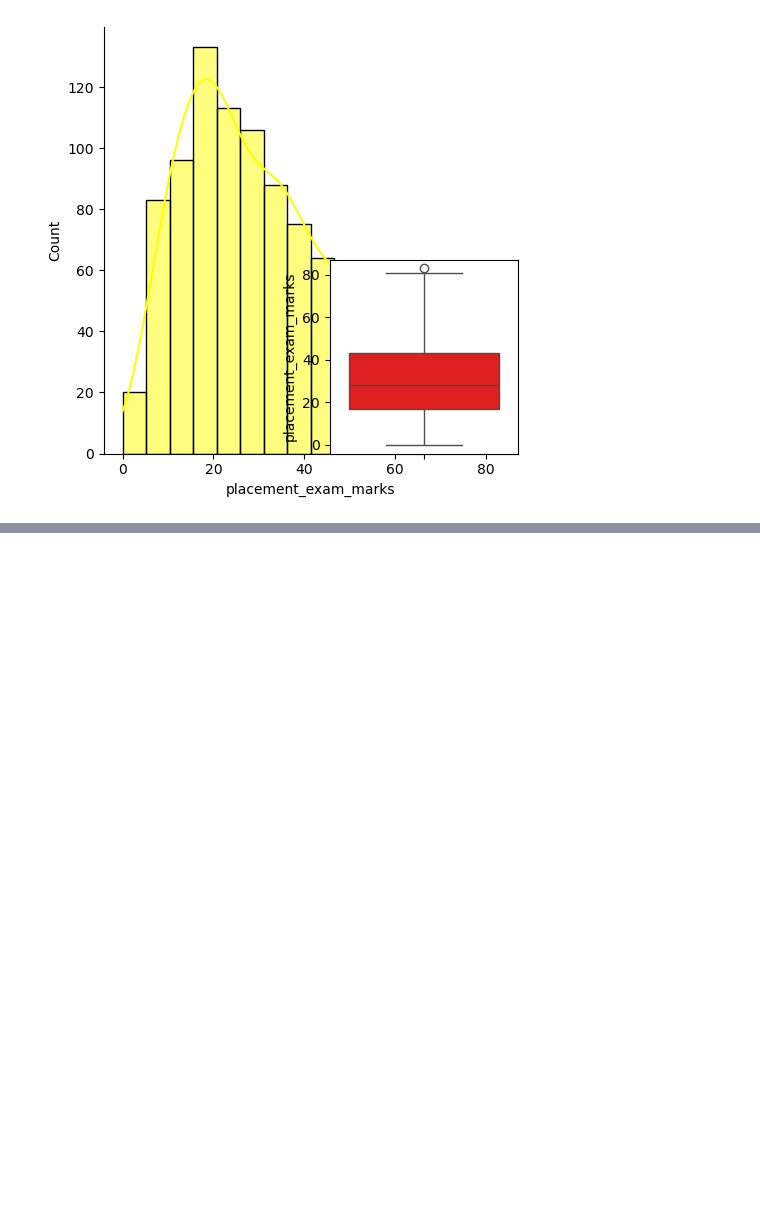
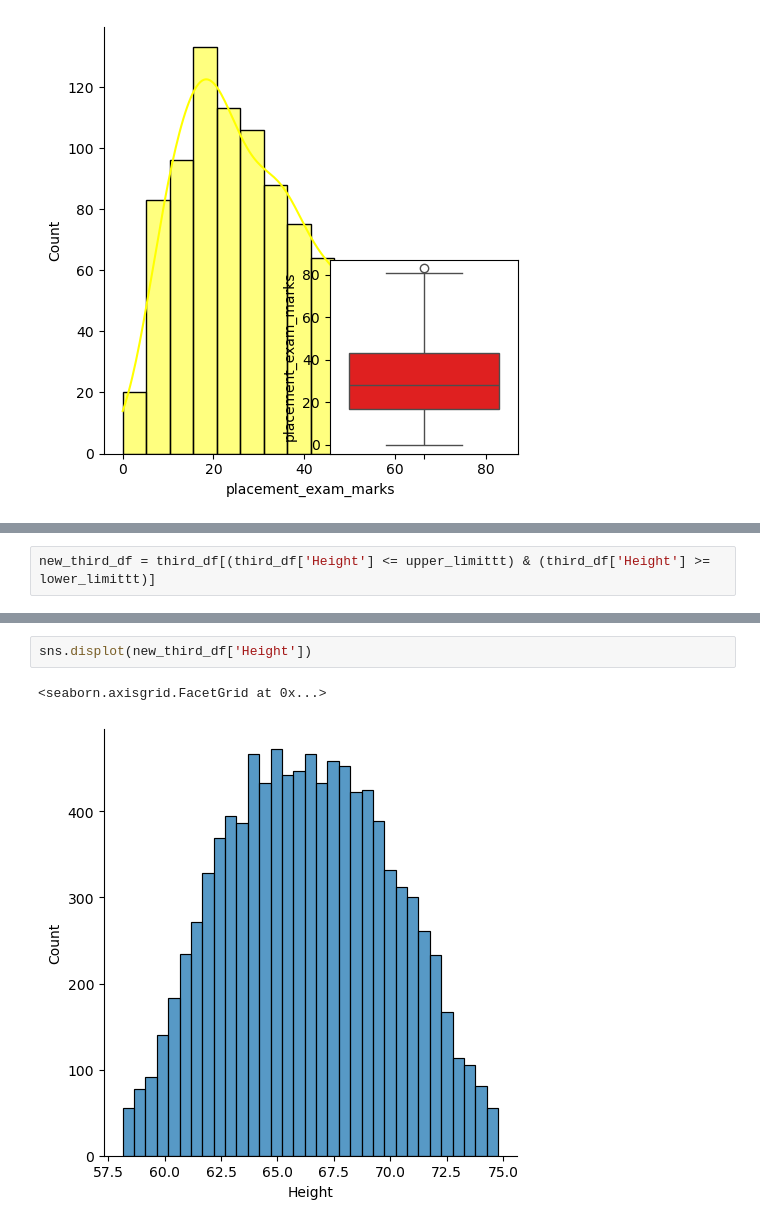
Before and after one commit to jhalucky/Machine-Learning-Things, a Jupyter notebook: feature_engineering/outliers.ipynb, the cells around one changed output, grey strips where cells are left out. Drawn from its saved outputs; the diff is of its cells as text; blank space fills up the shorter version.

```diff
--- a/feature_engineering/outliers.ipynb
+++ b/feature_engineering/outliers.ipynb
@@ -142,0 +191,2 @@ sns.boxplot(new_df['placement_exam_marks'], color='red')
+# %%
+new_third_df = third_df[(third_df['Height'] <= upper_limittt) & (third_df['Height'] >= lower_limittt)]
@@ -142,0 +205,5 @@ sns.boxplot(new_df['placement_exam_marks'], color='red')
+# %%
+sns.displot(new_third_df['Height'])
+# %% [output]
+<seaborn.axisgrid.FacetGrid at 0x...>
+[figure, added]
```
Also changed, not shown: parts of 13 cells of this notebook, 1 other file.
